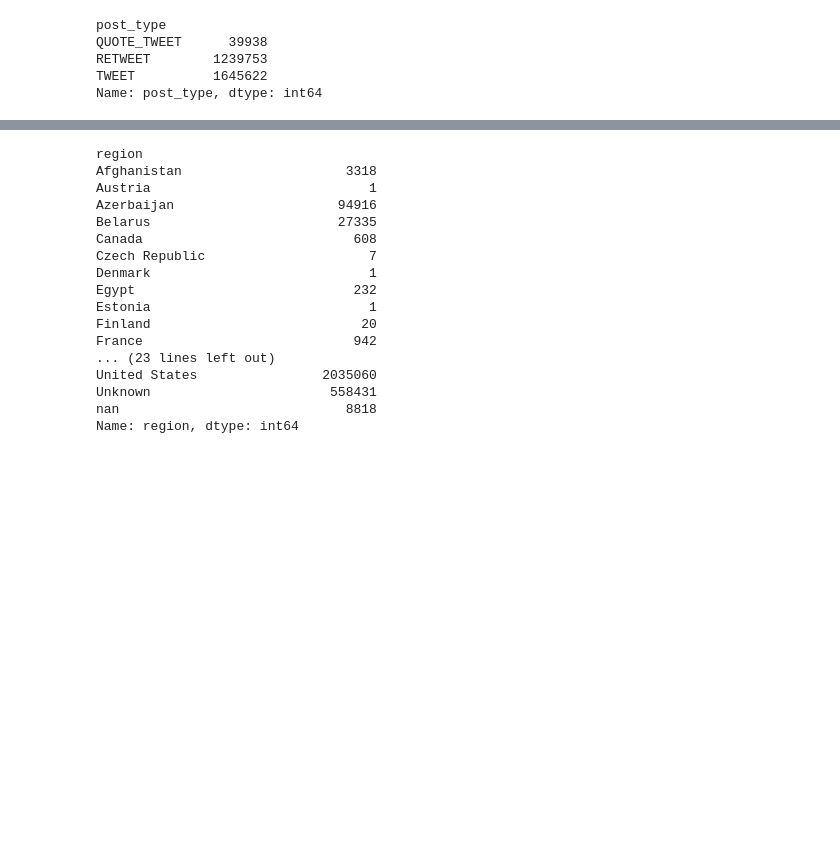
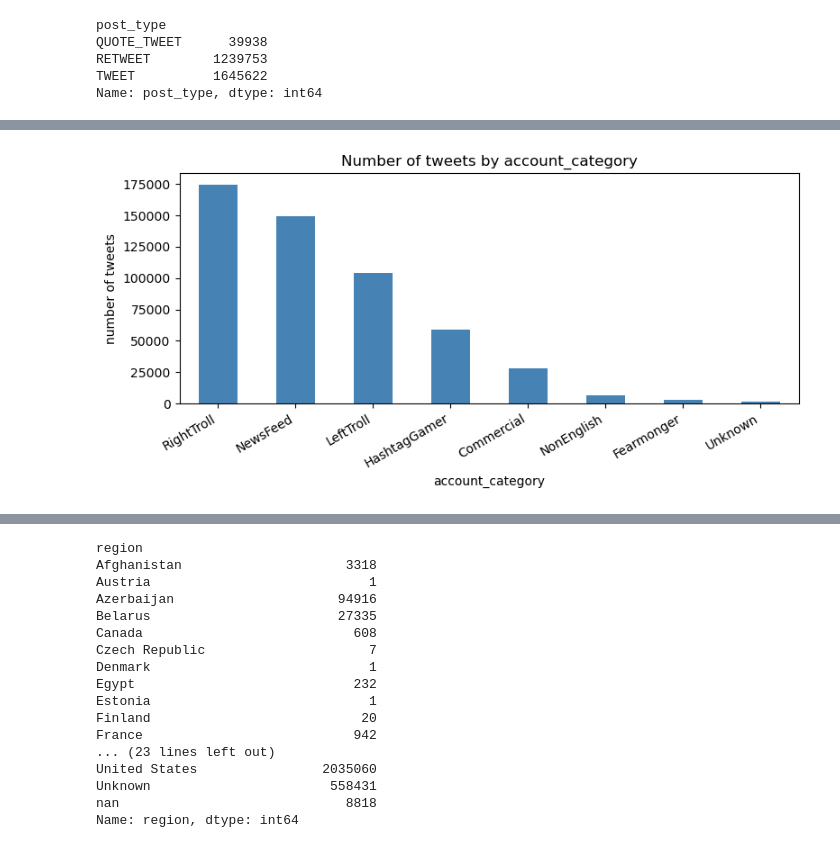
Before and after one commit to amanokundesu/ML_Final_Project, a Jupyter notebook: ml_final_project_v2.ipynb, the cells around one changed output, grey strips where cells are left out. Cells and saved outputs as stored; diff of their text form; code cells hidden in the pictures; blank space fills up the shorter version.

```diff
--- a/ml_final_project_v2.ipynb
+++ b/ml_final_project_v2.ipynb
@@ -134,0 +148,13 @@ Name: post_type, dtype: int64
+# %%
+account_category_counts = english_df["account_category"].value_counts()
+
+fig, ax = plt.subplots(figsize=(8, 4))
+account_category_counts.plot(kind="bar", ax=ax, color="steelblue")
+ax.set_title("Number of tweets by account_category")
+ax.set_xlabel("account_category")
+ax.set_ylabel("number of tweets")
+plt.xticks(rotation=30, ha="right")
+plt.tight_layout()
+plt.show()
+# %% [output]
+[figure, added]
```
Also changed, not shown: parts of 7 cells of this notebook, 1 other file.
